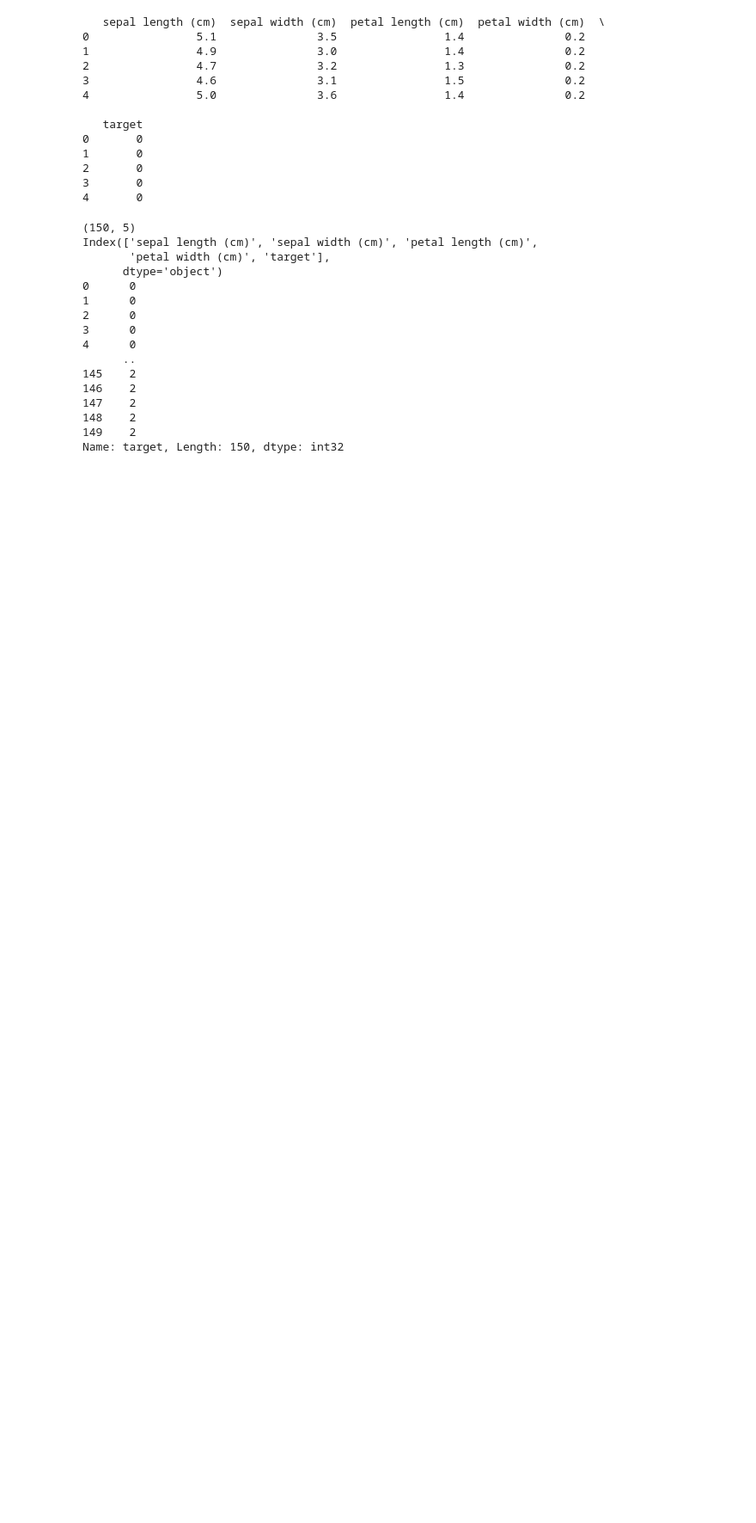
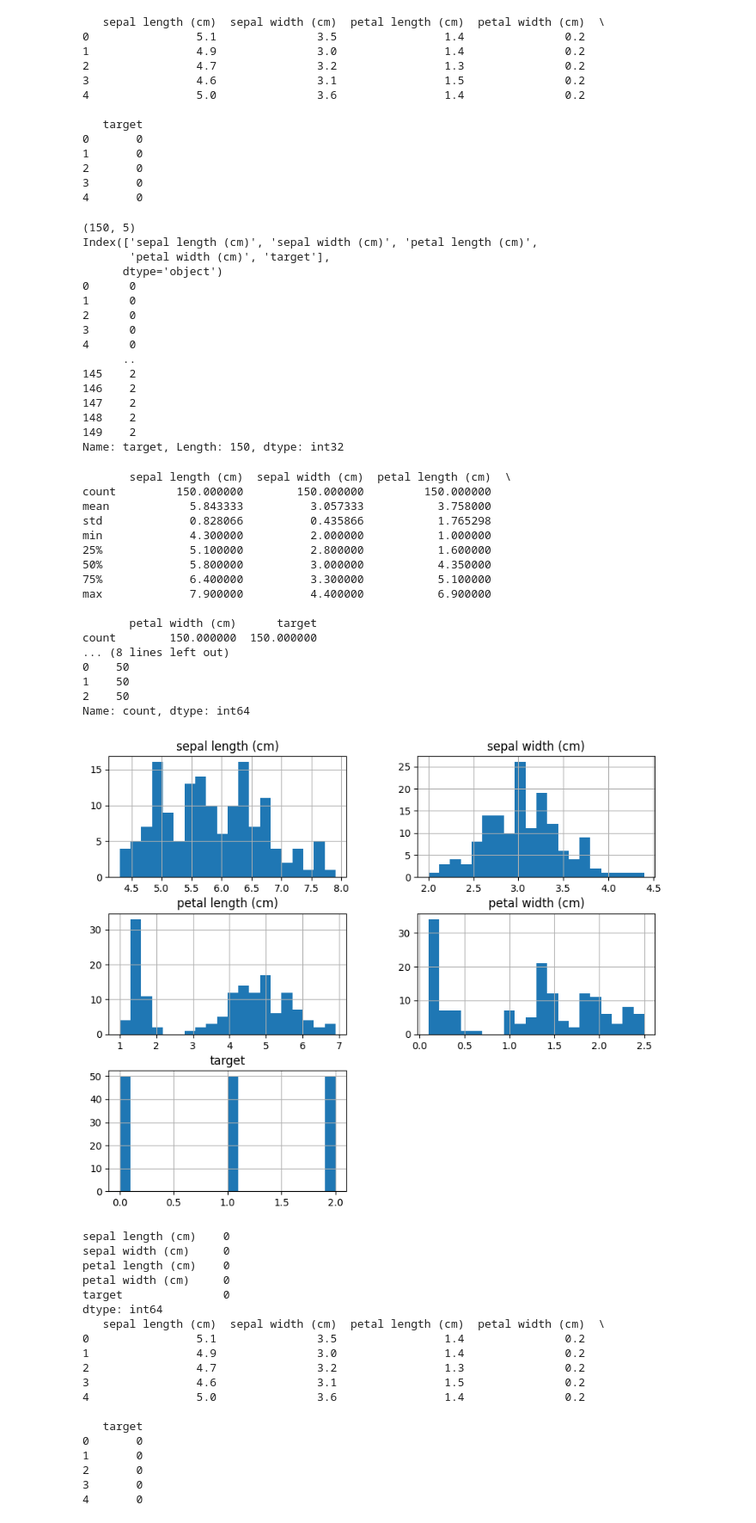
Before and after one commit to HMurawski/dump, a Jupyter notebook: dump_learning/iris.ipynb, the cells around one changed output. Shown at 86% size. Saved outputs shown, nothing was run; the diff lists cells and outputs as text; code cells hidden in the pictures; blank space fills up the shorter version.

```diff
--- a/dump_learning/iris.ipynb
+++ b/dump_learning/iris.ipynb
@@ -44,3 +44,56 @@ Index(['sepal length (cm)', 'sepal width (cm)', 'petal length (cm)',
 148    2
 149    2
 Name: target, Length: 150, dtype: int32
+# %%
+
+print(df.describe())
+
+print(df["target"].value_counts())
+
+
+df.hist(figsize=(10, 8), bins=20)
+plt.show()
+
+print(df.isnull().sum())
+
+
+df_class_0 = df[df["target"] == 0]
+print(df_class_0.head())
+# %% [output]
+       sepal length (cm)  sepal width (cm)  petal length (cm)  \
+count         150.000000        150.000000         150.000000
+mean            5.843333          3.057333           3.758000
+std             0.828066          0.435866           1.765298
+min             4.300000          2.000000           1.000000
+25%             5.100000          2.800000           1.600000
+50%             5.800000          3.000000           4.350000
+75%             6.400000          3.300000           5.100000
+max             7.900000          4.400000           6.900000
+
+       petal width (cm)      target
+count        150.000000  150.000000
+... (8 lines left out)
+0    50
+1    50
+2    50
+Name: count, dtype: int64
+[figure, added]
+sepal length (cm)    0
+sepal width (cm)     0
+petal length (cm)    0
+petal width (cm)     0
+target               0
+dtype: int64
+   sepal length (cm)  sepal width (cm)  petal length (cm)  petal width (cm)  \
+0                5.1               3.5                1.4               0.2
+1                4.9               3.0                1.4               0.2
+2                4.7               3.2                1.3               0.2
+3                4.6               3.1                1.5               0.2
+4                5.0               3.6                1.4               0.2
+
+   target
+0       0
+1       0
+2       0
+3       0
+4       0
```
Also changed, not shown: parts of 2 cells of this notebook.
